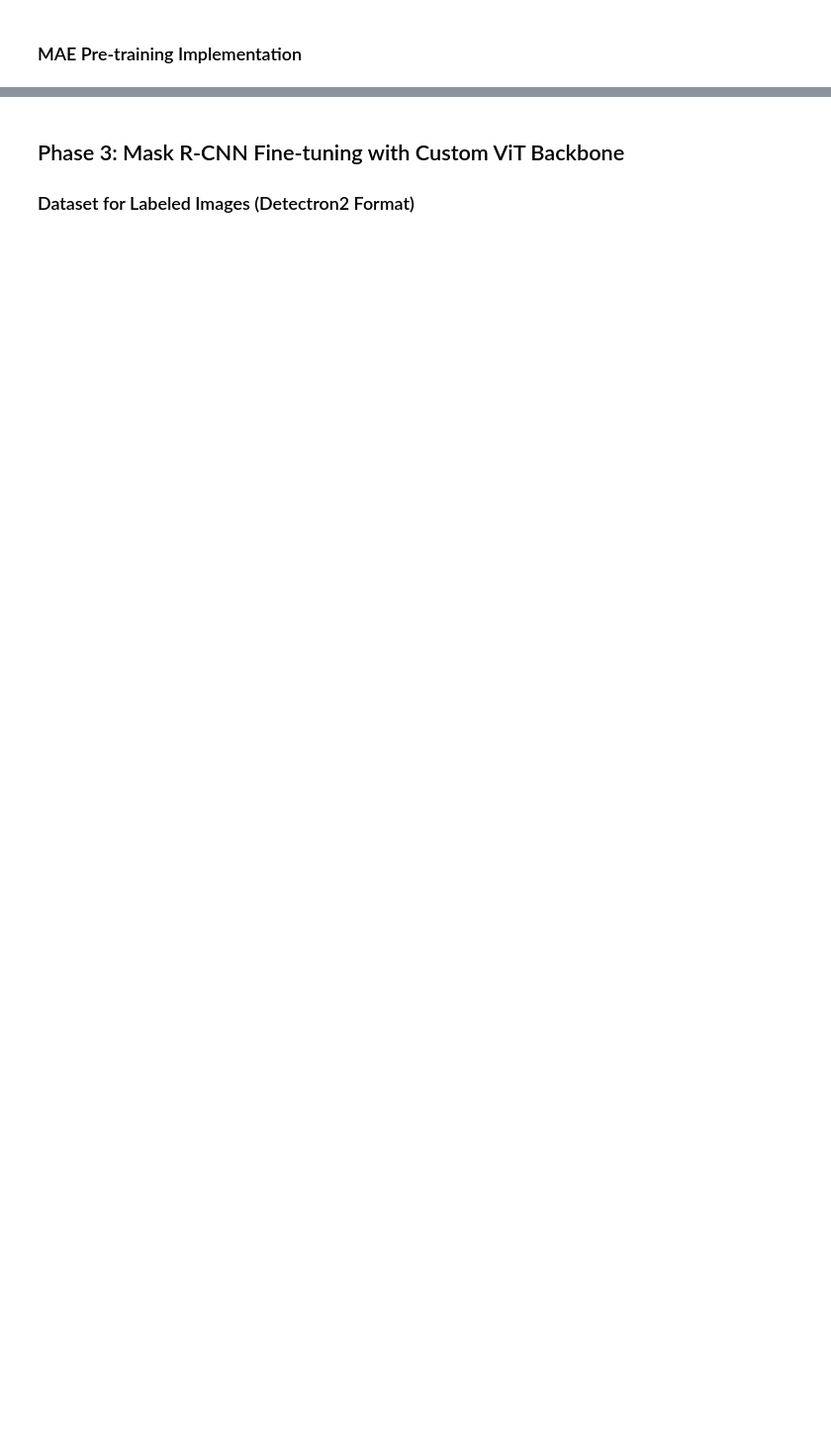
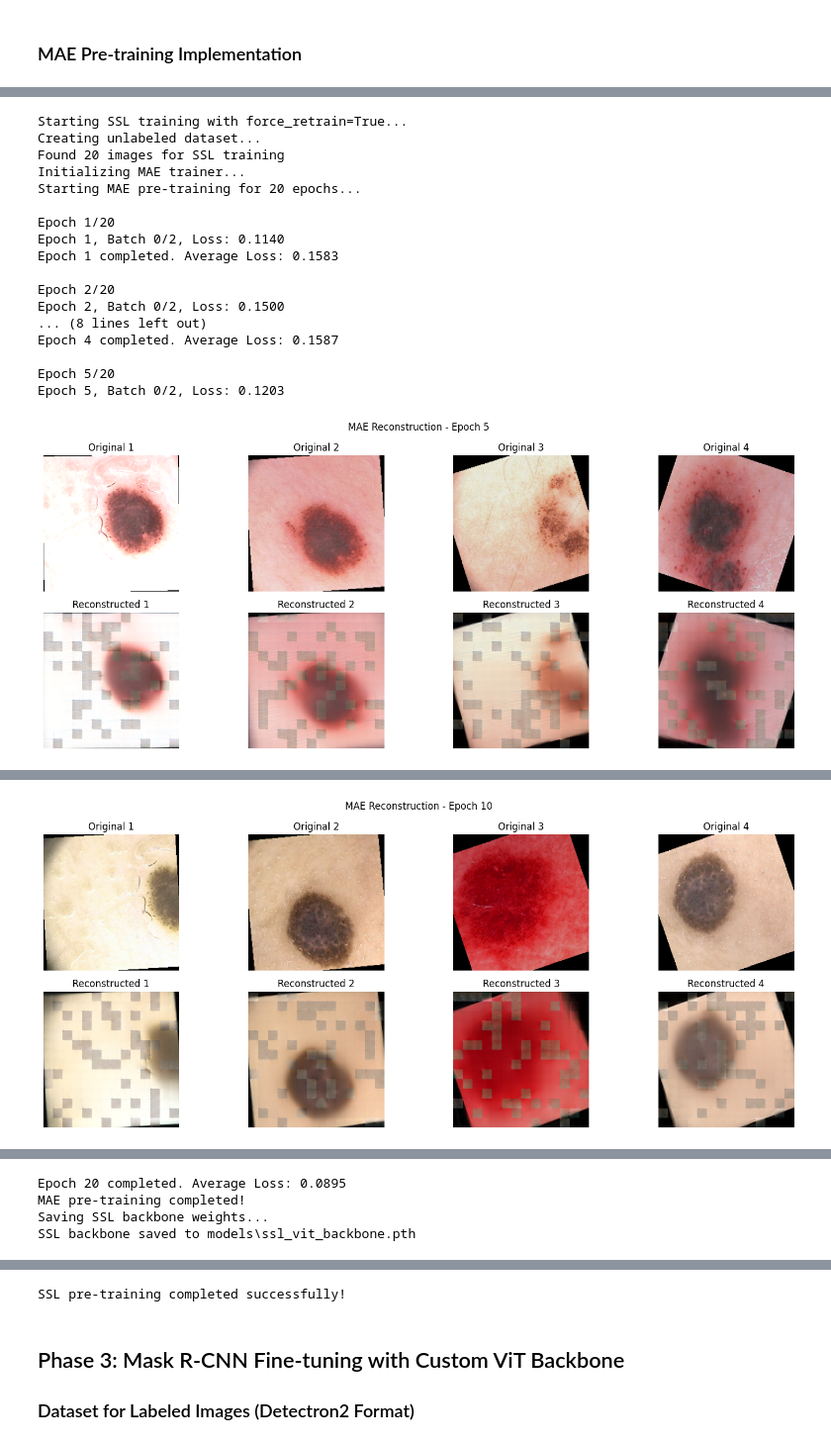
Before and after one commit to goyalaakarsh/melanoma, a Jupyter notebook: melanoma_dip_engine/train_segmentation_model.ipynb, the cells around one changed output, grey strips where cells are left out. Shown at 99% size. Cells and saved outputs as stored; diff of their text form; code cells hidden in the pictures; blank space fills up the shorter version.

```diff
--- a/melanoma_dip_engine/train_segmentation_model.ipynb
+++ b/melanoma_dip_engine/train_segmentation_model.ipynb
@@ -341,21 +357,24 @@ print("MAETrainer class defined successfully")
 # %%
 # SSL Training Execution
-def run_ssl_training():
+def run_ssl_training(force_retrain=False):
     """
     Execute SSL pre-training with MAE.
-    This function will be called when unlabeled data is available.
+
+    Args:
+        force_retrain (bool): If True, skip the backbone existence check and retrain.
+                             If False, skip training if backbone already exists.
     """
 
     # Check if SSL backbone already exists
-    if config.SSL_BACKBONE_PATH.exists():
+    if config.SSL_BACKBONE_PATH.exists() and not force_retrain:
         print(f"SSL backbone already exists at {config.SSL_BACKBONE_PATH}")
-        print("Skipping SSL training. To retrain, delete the existing file first.")
+        print("Skipping SSL training. To retrain, call: run_ssl_training(force_retrain=True)")
         return
 
     # Check if unlabeled data is available
     if not config.UNLABELED_IMAGES_PATH.exists() or not any(config.UNLABELED_IMAGES_PATH.iterdir()):
         print(f"No unlabeled images found in {config.UNLABELED_IMAGES_PATH}")
-        print("Please place unlabeled skin images in the data/images/ directory")
+        print("Please place unlabeled skin images in the data/img2/ directory")
         return
 
     try:
@@ -393,9 +412,12 @@ def run_ssl_training():
 
     except Exception as e:
         print(f"Error during SSL training: {e}")
-        print("Make sure you have unlabeled images in the data/images/ directory")
+        import traceback
+        traceback.print_exc()
+        print("Make sure you have unlabeled images in the data/img2/ directory")
 
-# Uncomment the line below to run SSL training when data is available
-run_ssl_training()
+# To run SSL training, uncomment and execute one of the lines below:
+# run_ssl_training()  # Skip if backbone exists
+# run_ssl_training(force_retrain=True)  # Force retraining even if backbone exists
 
-print("SSL training function defined. Call run_ssl_training() when data is ready.")
+print("SSL training function ready. Call run_ssl_training(force_retrain=True) to train.")
@@ -401,0 +426,23 @@ print("SSL training function defined. Call run_ssl_training() when data is ready
+# %%
+# Run SSL training with force_retrain=True to train the MAE backbone
+print("Starting SSL training with force_retrain=True...")
+run_ssl_training(force_retrain=True)
+# %% [output]
+Starting SSL training with force_retrain=True...
+Creating unlabeled dataset...
+Found 20 images for SSL training
+Initializing MAE trainer...
+Starting MAE pre-training for 20 epochs...
+
+Epoch 1/20
+Epoch 1, Batch 0/2, Loss: 0.1140
+Epoch 1 completed. Average Loss: 0.1583
+
+Epoch 2/20
+Epoch 2, Batch 0/2, Loss: 0.1500
+... (8 lines left out)
+Epoch 4 completed. Average Loss: 0.1587
+
+Epoch 5/20
+Epoch 5, Batch 0/2, Loss: 0.1203
+[figure, added]
@@ -401,0 +469 @@ print("SSL training function defined. Call run_ssl_training() when data is ready
+[figure, added]
@@ -401,0 +512,4 @@ print("SSL training function defined. Call run_ssl_training() when data is ready
+Epoch 20 completed. Average Loss: 0.0895
+MAE pre-training completed!
+Saving SSL backbone weights...
+SSL backbone saved to models\ssl_vit_backbone.pth
@@ -402,3 +517,4 @@ print("SSL training function defined. Call run_ssl_training() when data is ready
+SSL pre-training completed successfully!
 # %% [markdown]
 ## Phase 3: Mask R-CNN Fine-tuning with Custom ViT Backbone
 
```
Also changed, not shown: parts of 12 cells of this notebook.
